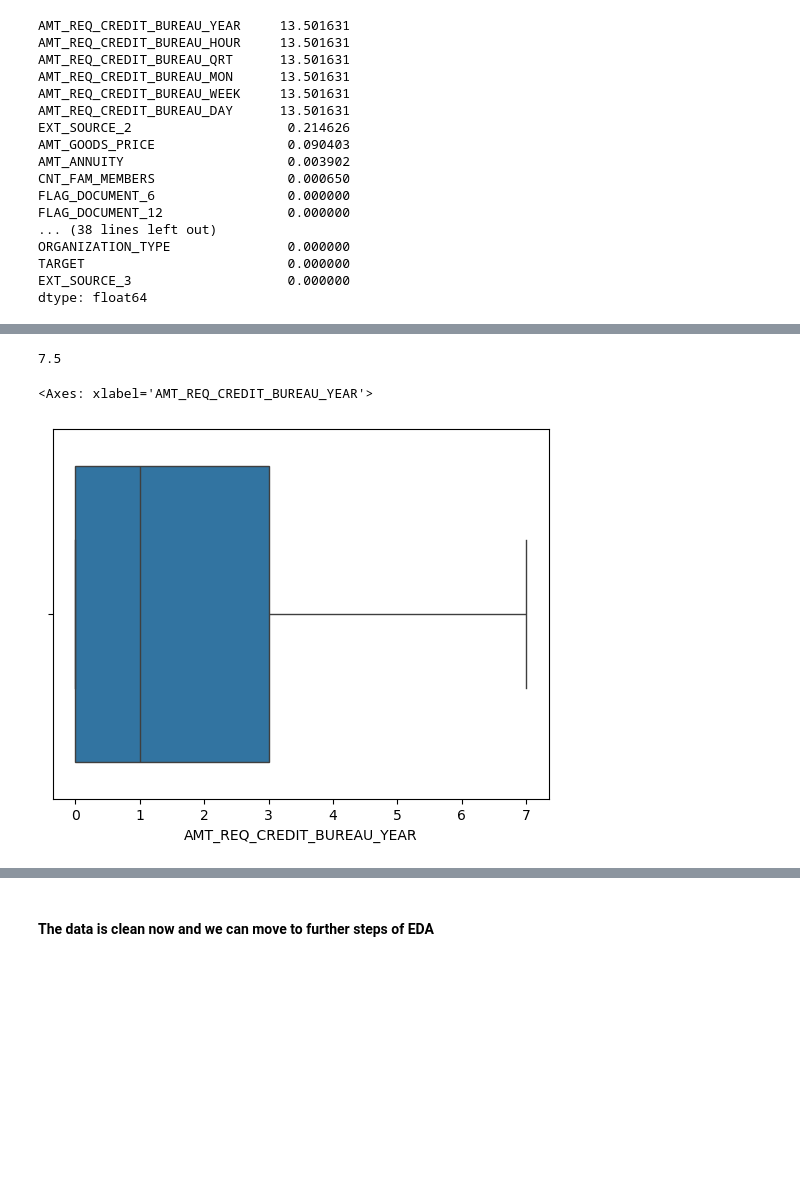
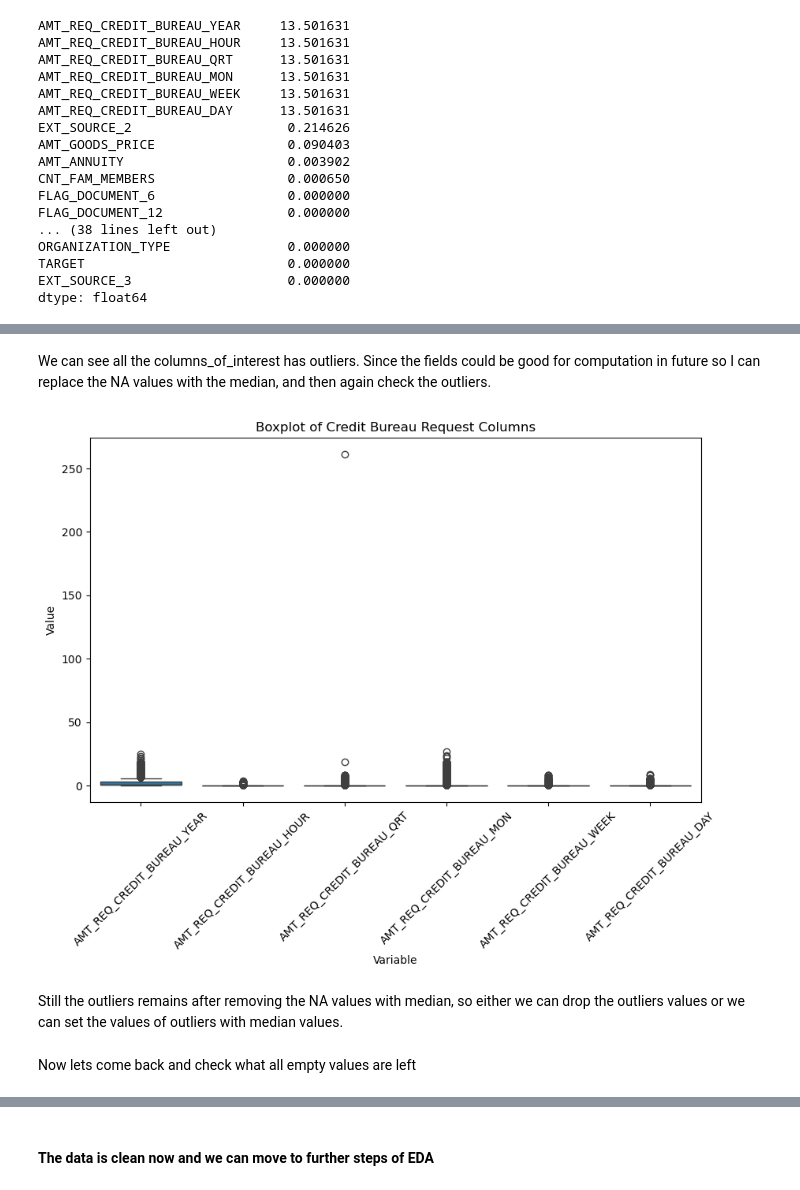
Before and after one commit to PrakNew/UpGrad, a Jupyter notebook: Credit EDA Case Study/credit-eda-case-study.ipynb, the cells around one changed output, grey strips where cells are left out. Drawn from its saved outputs; the diff is of its cells as text; code cells hidden in the pictures; blank space fills up the shorter version.

```diff
--- a/Credit EDA Case Study/credit-eda-case-study.ipynb
+++ b/Credit EDA Case Study/credit-eda-case-study.ipynb
@@ -306,10 +347,39 @@ sns.boxplot(x=df_application_current["AMT_REQ_CREDIT_BUREAU_YEAR"])
+# %% [markdown]
+We can see all the columns_of_interest has outliers. Since the fields could be good for computation in future so I can replace the NA values with the median, and then again check the outliers.
+# %%
+columns_of_interest = [
+    'AMT_REQ_CREDIT_BUREAU_YEAR',
+    'AMT_REQ_CREDIT_BUREAU_HOUR',
+    'AMT_REQ_CREDIT_BUREAU_QRT',
+    'AMT_REQ_CREDIT_BUREAU_MON',
+    'AMT_REQ_CREDIT_BUREAU_WEEK',
+    'AMT_REQ_CREDIT_BUREAU_DAY'
+]
+df_melted = df_application_current[columns_of_interest].melt(var_name='Variable', value_name='Value')
+
+
+plt.figure(figsize=(10, 6))
+sns.boxplot(x='Variable', y='Value', data=df_melted)
+plt.xticks(rotation=45)
+plt.title('Boxplot of Credit Bureau Request Columns')
+plt.show()
+# %% [output]
+[figure, added]
+# %% [markdown]
+Still the outliers remains after removing the NA values with median, so either we can drop the outliers values or we can set the values of outliers with median values.
 # %%
-Q1 = df_application_current['AMT_REQ_CREDIT_BUREAU_YEAR'].quantile(0.25)
-Q3 = df_application_current['AMT_REQ_CREDIT_BUREAU_YEAR'].quantile(0.75)
-IQR = Q3 - Q1
-lower_bound = Q1 - 1.5 * IQR
-upper_bound = Q3 + 1.5 * IQR
+# Fill NaN values with the median for the columns of interest
+for column in columns_of_interest:
+    median_value = df_application_current[column].median()
 
-print(upper_bound)
+    # Calculate IQR
+    Q1 = df_application_current[column].quantile(0.25)
+    Q3 = df_application_current[column].quantile(0.75)
+    IQR = Q3 - Q1
+
+    # Define outliers
+    lower_bound = Q1 - 1.5 * IQR
+    upper_bound = Q3 + 1.5 * IQR
+
+    # Replace outliers with the median
+    df_application_current.loc[(df_application_current[column] < lower_bound) | (df_application_current[column] > upper_bound), column] = median_value
-# %% [output]
-7.5
@@ -319,6 +386,3 @@ df_application_current = df_application_current[(df_application_current['AMT_REQ
-# %%
-sns.boxplot(x=df_application_current["AMT_REQ_CREDIT_BUREAU_YEAR"])
-# %% [output]
-<Axes: xlabel='AMT_REQ_CREDIT_BUREAU_YEAR'>
-[figure, removed]
+# %% [markdown]
+Now lets come back and check what all empty values are left
 # %%
```
Also changed, not shown: parts of 25 cells of this notebook.
